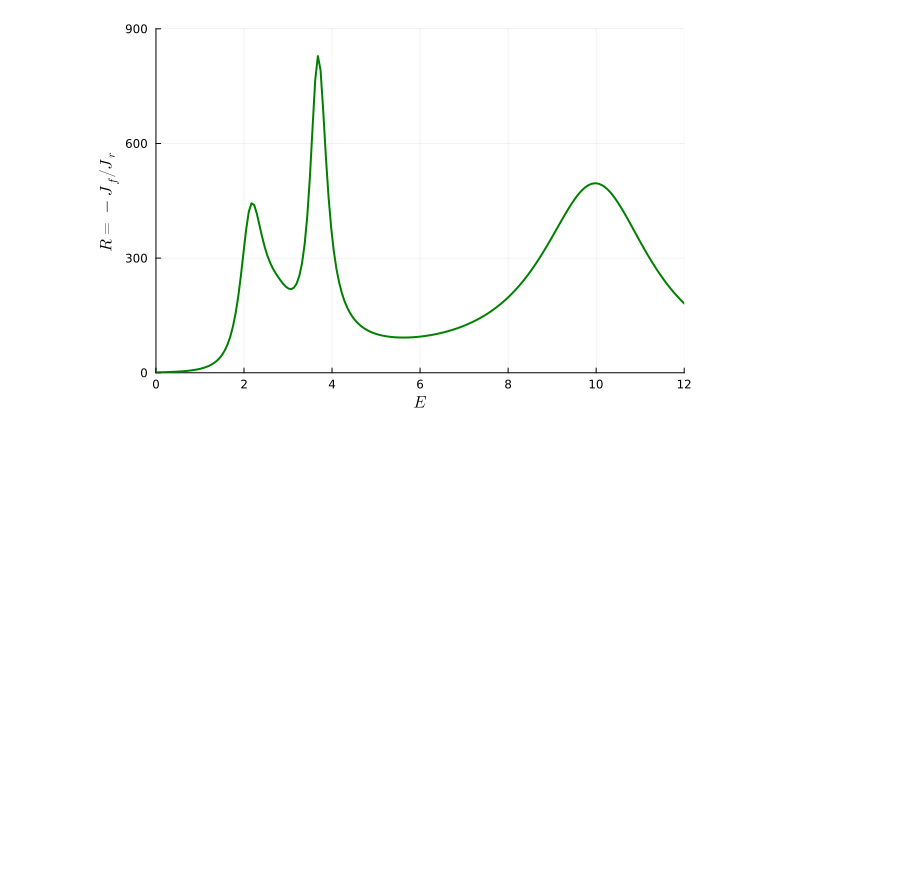
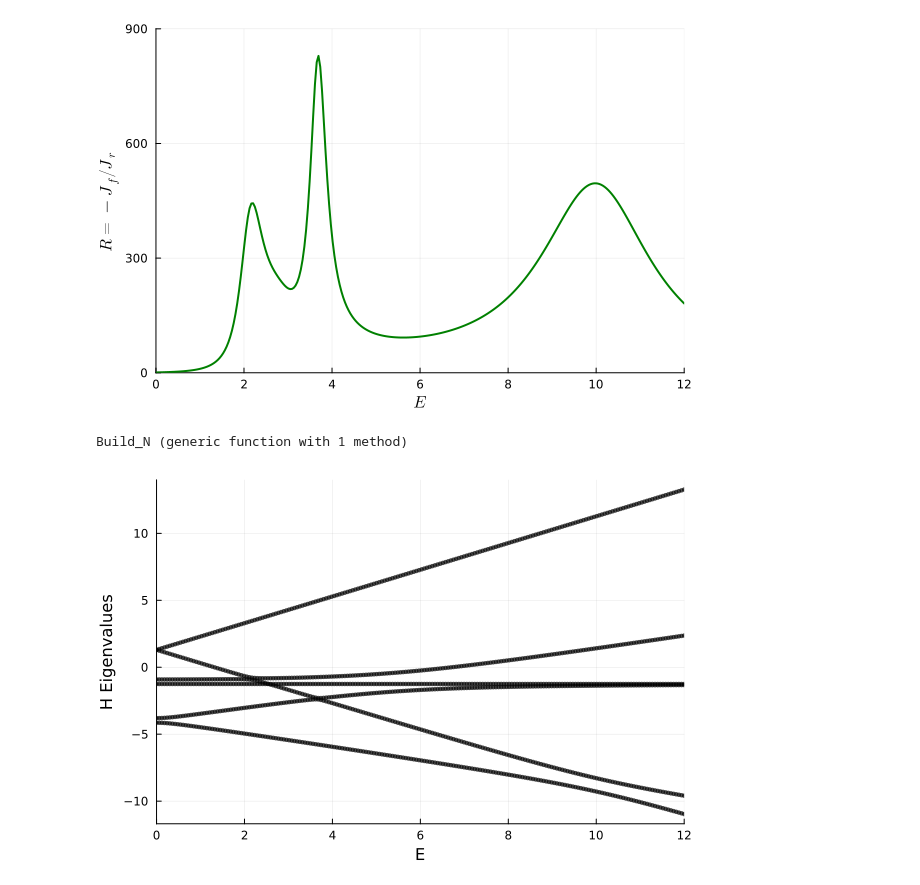
Before and after one commit to Joacop16/Heat_Rectification_in_Tilted_Systems, a Jupyter notebook: Main.ipynb, the cells around one changed output. Saved outputs shown, nothing was run; the diff lists cells and outputs as text; code cells hidden in the pictures; blank space fills up the shorter version.

Commit message:
Eigenvalues of H

```diff
--- a/Main.ipynb
+++ b/Main.ipynb
@@ -121,3 +121,49 @@ ylabel!(L"R = -J_{f}/J_{r}")
 xlabel!(L"E")
 # %% [output]
 [figure]
+# %%
+function Build_N(N)
+
+    N_op = zeros(2^N, 2^N)
+    for i=1:N
+        N_op += Build_C_dagi_Cj_Matrix(N, i, i)
+    end
+
+    return N_op
+end
+# %% [output]
+Build_N (generic function with 1 method)
+# %%
+E_values = LinRange(0, 12, 200)
+
+eigenvalues = Dict()
+
+N_op = Build_N(N)
+for E = E_values
+    μ = -E*(N+1)/4
+    H = Build_H(N, Δ, μ, E)
+
+    eigenvals = []
+    for i = 1:2^N
+        ψ = eigen(H).vectors[:, i]
+        particle_number = adjoint(ψ)*N_op*ψ
+        eigenval = real(adjoint(ψ)*H*ψ)
+        isapprox(particle_number, 2.0) ? append!(eigenvals, eigenval) : nothing
+    end
+
+    eigenvalues[E] = eigenvals #Just eigenvalues with n = 2.
+    # eigenvalues[E] = eigen(H).values #All eigenvalues
+
+end
+# %%
+scatter()
+
+for E = E_values
+scatter!(eigenvalues[E].*0 .+E, eigenvalues[E], label = false, markersize = 2.5, color = "black", alpha = 0.7)
+end
+
+ylabel!("H Eigenvalues")
+xlabel!("E")
+xlims!(0, 12.0)
+# %% [output]
+[figure, added]
```
Also changed, not shown: parts of 1 cell of this notebook.
